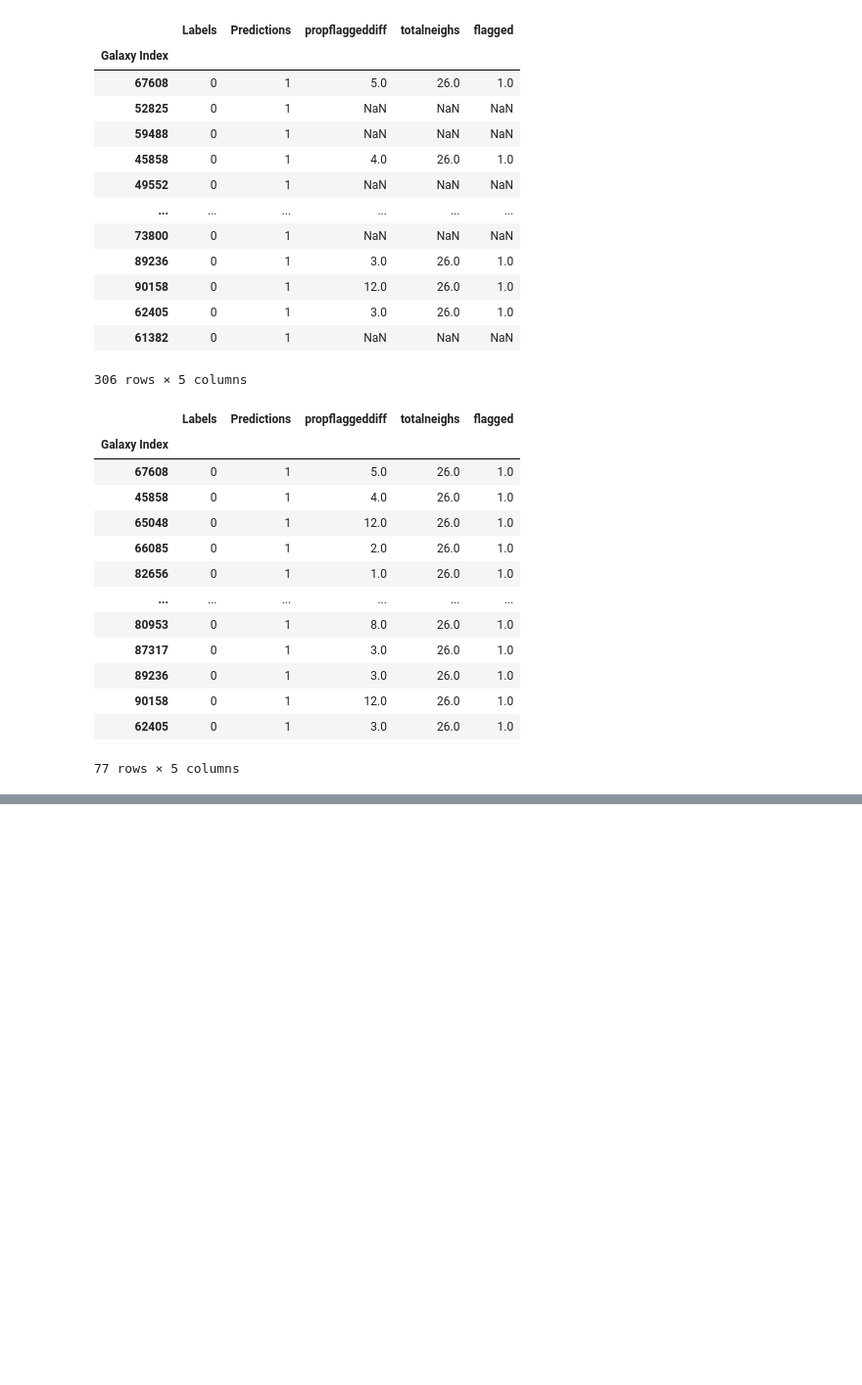
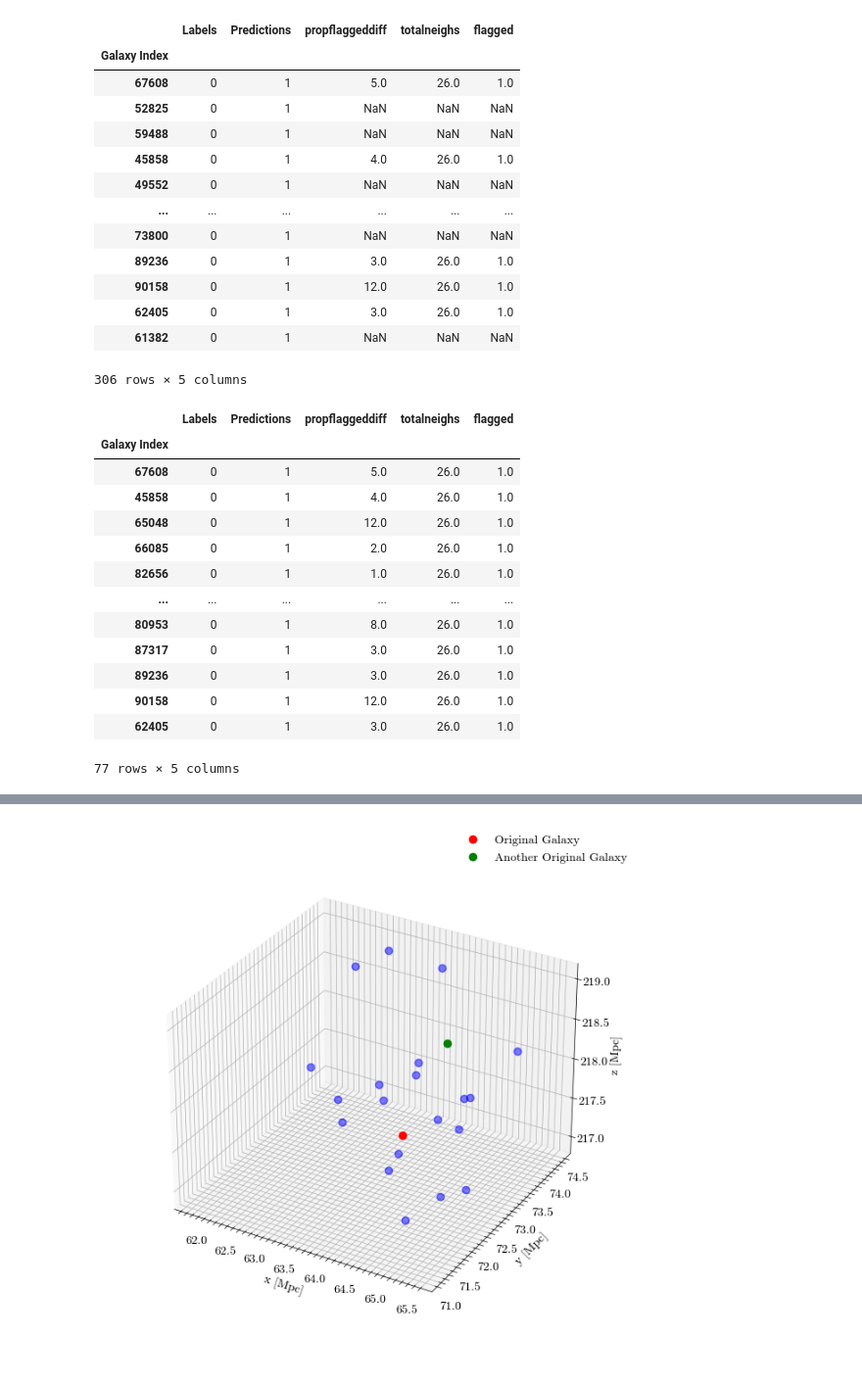
Before and after one commit to jdpkololgi/Illustris, a Jupyter notebook: outlier_identification.ipynb, the cells around one changed output, grey strips where cells are left out. Shown at 98% size. Saved outputs shown, nothing was run; the diff lists cells and outputs as text; code cells hidden in the pictures; blank space fills up the shorter version.

```diff
--- a/outlier_identification.ipynb
+++ b/outlier_identification.ipynb
@@ -165,0 +211,22 @@ flagged0
+# %%
+x = (testcat.x[stars_indices])
+y = (testcat.y[stars_indices])
+z = (testcat.z[stars_indices])
+
+N = 1000 # number of realisations
+# Make sure sigma is equal to the smoothing scale of the CW classification algorithm {TWEB, NEXUS+}
+noise_x = np.random.normal(0, smoothing_scale*1e3, (len(x), N))*u.kpc # mean 0, std smoothing_scale*1e3 kpc, and N realisations for each galaxy
+noise_y = np.random.normal(0, smoothing_scale*1e3, (len(x), N))*u.kpc
+noise_z = np.random.normal(0, smoothing_scale*1e3, (len(x), N))*u.kpc
+
+noisy_x = x[:, np.newaxis] + noise_x
+noisy_y = y[:, np.newaxis] + noise_y
+noisy_z = z[:, np.newaxis] + noise_z
+
+noisy_xpix = (noisy_x/testcat.dx).astype(int)
+noisy_ypix = (noisy_y/testcat.dx).astype(int)
+noisy_zpix = (noisy_z/testcat.dx).astype(int)
+
+noisy_xpix = np.clip(noisy_xpix, 0, testcat.cwebdata.shape[0] - 1)
+noisy_ypix = np.clip(noisy_ypix, 0, testcat.cwebdata.shape[1] - 1)
+noisy_zpix = np.clip(noisy_zpix, 0, testcat.cwebdata.shape[2] - 1)
@@ -165,0 +250,25 @@ flagged0
+# %%
+# plot test galaxy coordinates and realisations of the test galaxy coordinates
+fig = plt.figure(figsize=(10,8))
+ax = fig.add_subplot(projection='3d')
+test_galaxy = 0 # galaxy index to plot
+another_test_galaxy = 100
+ax.plot(x[test_galaxy].to('Mpc'), y[test_galaxy].to('Mpc'), z[test_galaxy].to('Mpc'), 'o', color='red', label='Original Galaxy')
+ax.plot(x[another_test_galaxy].to('Mpc'), y[another_test_galaxy].to('Mpc'), z[another_test_galaxy].to('Mpc'), 'o', color='green', label='Another Original Galaxy')
+
+for i in range(10):
+    ax.plot(noisy_x[test_galaxy, i].to('Mpc'), noisy_y[test_galaxy, i].to('Mpc'), noisy_z[test_galaxy, i].to('Mpc'), 'o', color='blue', alpha=0.5)
+    ax.plot(noisy_x[another_test_galaxy, i].to('Mpc'), noisy_y[another_test_galaxy, i].to('Mpc'), noisy_z[another_test_galaxy, i].to('Mpc'), 'o', color='blue', alpha=0.5)
+
+
+ax.set_xlabel('x [Mpc]')
+ax.set_ylabel('y [Mpc]')
+ax.set_zlabel('z [Mpc]')
+# ax.set_xlim(0, 300)
+# ax.set_ylim(0, 300)
+# ax.set_zlim(0, 300)
+ax.set_box_aspect(None, zoom=0.85)
+ax.legend()
+plt.show()
+# %% [output]
+[figure, added]
```
Also changed, not shown: parts of 39 cells of this notebook, 4 other files.
